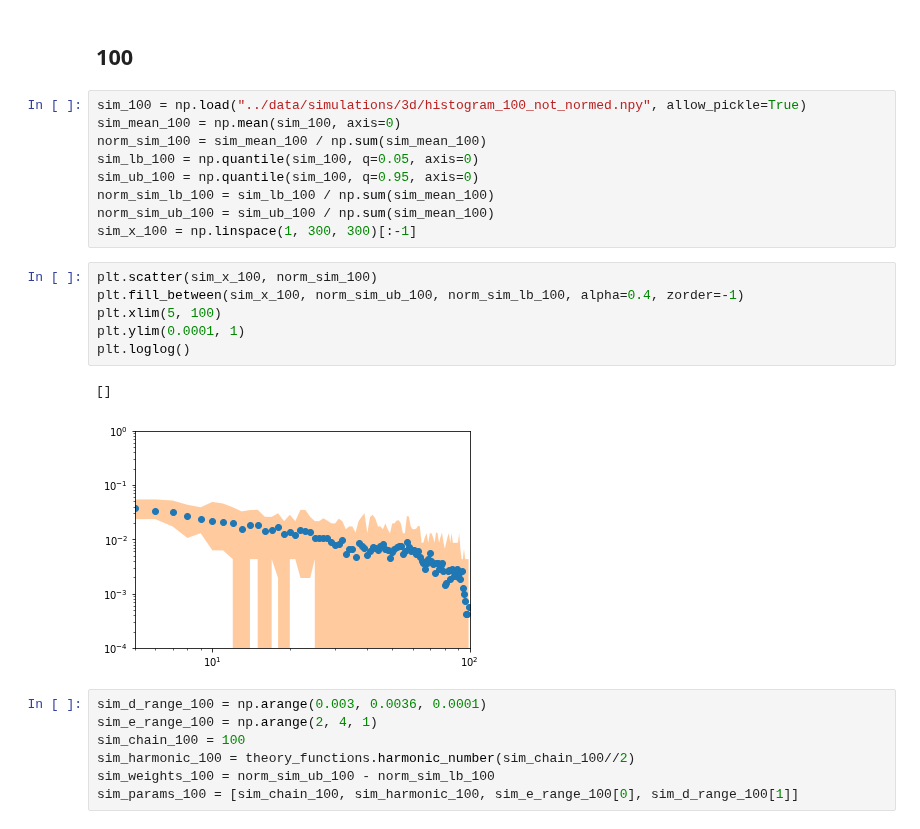
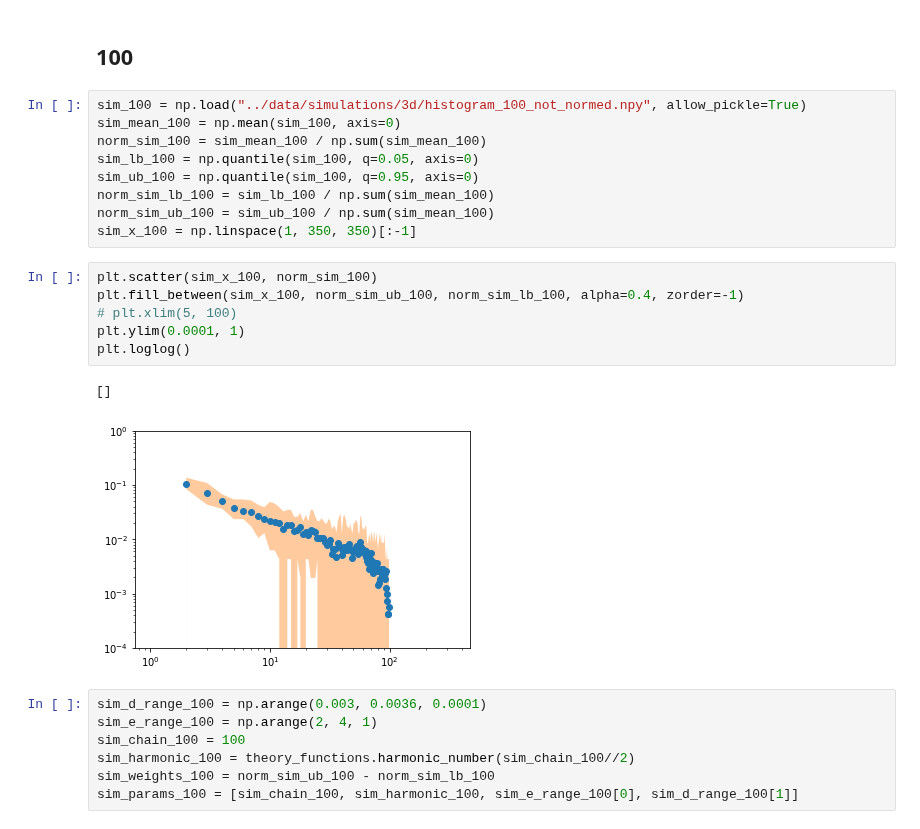
Before and after one commit to meyresearch/amino_acid_distance_distributions, a Jupyter notebook: scripts/fitting.ipynb, the cells around one changed output. Cells and saved outputs as stored; diff of their text form.

```diff
--- a/scripts/fitting.ipynb
+++ b/scripts/fitting.ipynb
@@ -469,16 +451,16 @@ sim_lb_100 = np.quantile(sim_100, q=0.05, axis=0)
 sim_ub_100 = np.quantile(sim_100, q=0.95, axis=0)
 norm_sim_lb_100 = sim_lb_100 / np.sum(sim_mean_100)
 norm_sim_ub_100 = sim_ub_100 / np.sum(sim_mean_100)
-sim_x_100 = np.linspace(1, 300, 300)[:-1]
+sim_x_100 = np.linspace(1, 350, 350)[:-1]
 # %%
 plt.scatter(sim_x_100, norm_sim_100)
 plt.fill_between(sim_x_100, norm_sim_ub_100, norm_sim_lb_100, alpha=0.4, zorder=-1)
-plt.xlim(5, 100)
+# plt.xlim(5, 100)
 plt.ylim(0.0001, 1)
 plt.loglog()
 # %% [output]
 []
-[figure, old version]
+[figure, new version]
 # %%
 sim_d_range_100 = np.arange(0.003, 0.0036, 0.0001)
 sim_e_range_100 = np.arange(2, 4, 1)
```
Also changed, not shown: parts of 20 cells of this notebook, 2 other files.
